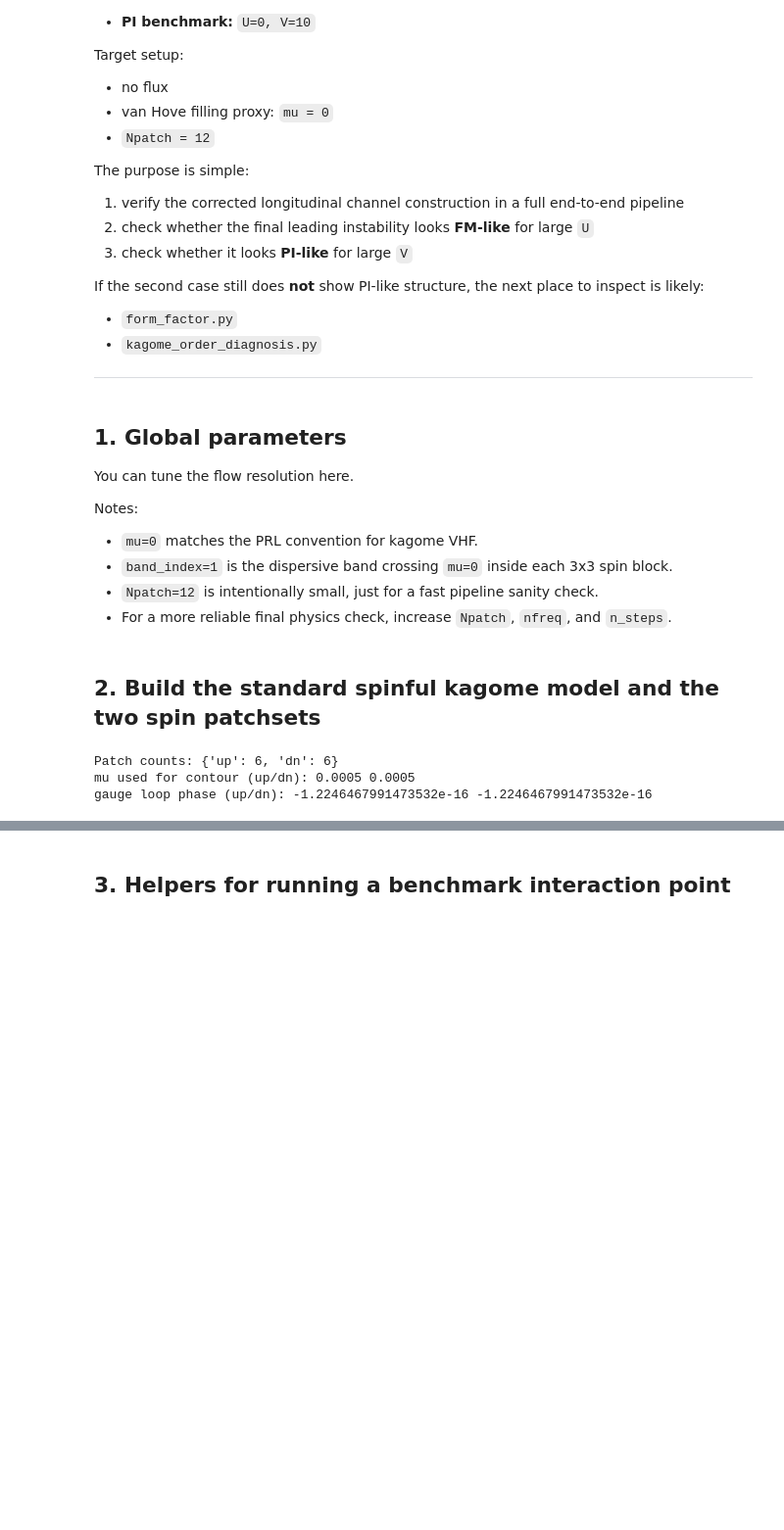
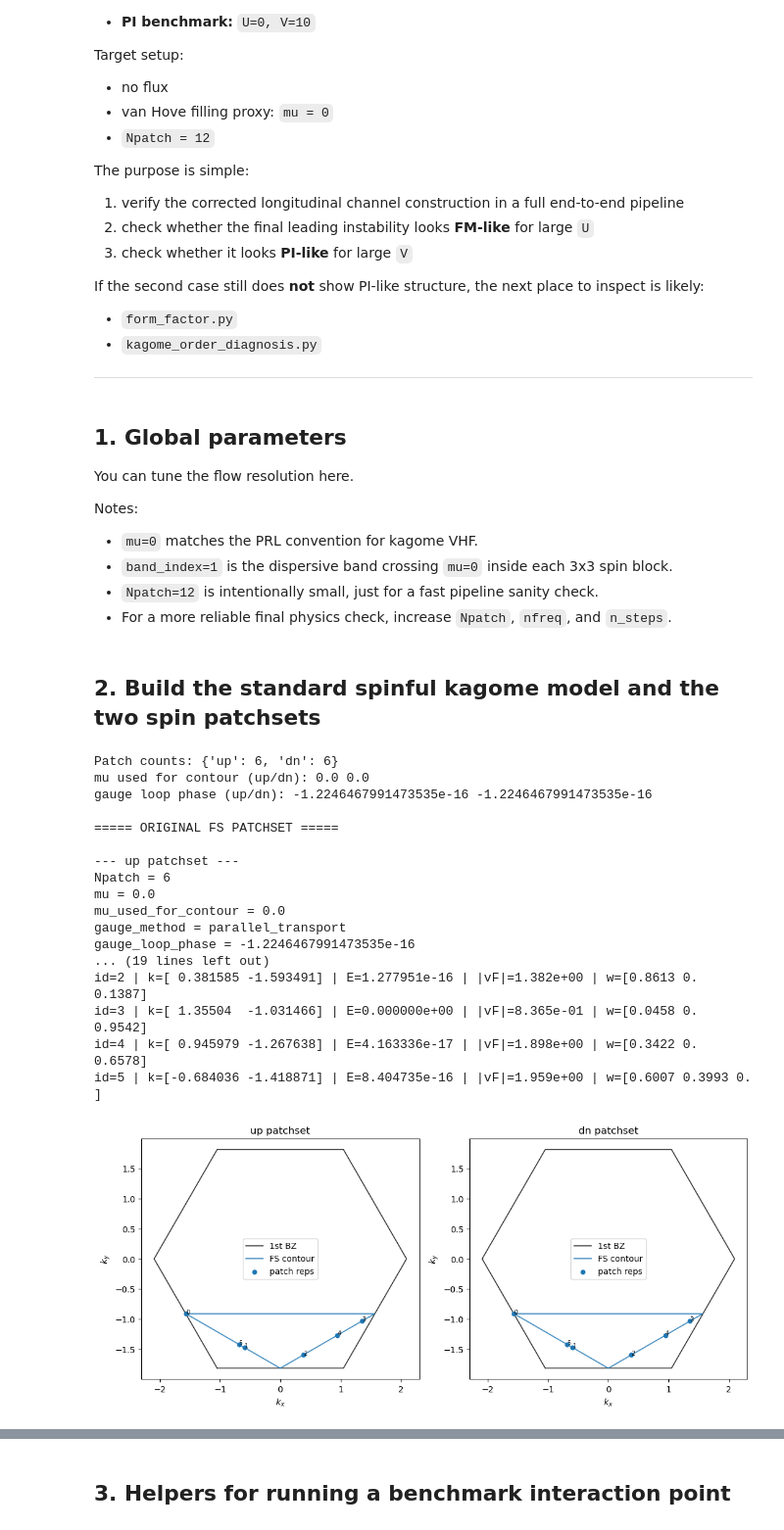
Before and after one commit to Mio826/functional-RG-Kagome-, a Jupyter notebook: archive2/kagome_frg_pipeline_APIsetpatch.ipynb, the cells around one changed output, grey strips where cells are left out. Shown at 98% size. Drawn from its saved outputs; the diff is of its cells as text; code cells hidden in the pictures; blank space fills up the shorter version.

```diff
--- a/archive2/kagome_frg_pipeline_APIsetpatch.ipynb
+++ b/archive2/kagome_frg_pipeline_APIsetpatch.ipynb
@@ -56,7 +55,7 @@ Notes:
 MODEL_PARAMS = dict(t=1.0, phi=0.0)   # standard kagome = phi=0
 MU = 0.0
 NPATCH = 6
-GRID_SIZE = 220
+GRID_SIZE = 300
 CONTOUR_MIN_POINTS = 40
 
 # Each spin block is 3x3 inside the full 6x6 spinful Hamiltonian
@@ -66,9 +65,9 @@ LOCAL_BAND_INDEX = 1   # dispersive band crossing mu=0
 
 # ---------- flow ----------
 FLOW_KWARGS = dict(
-    T_start=1.5,
-    T_stop=0.5,
-    n_steps=200,
+    T_start=3,
+    T_stop=0.2,
+    n_steps=300,
     nfreq=10,
     diagnose_every=10,
     temperature_grid="log",
@@ -79,7 +78,9 @@ FLOW_KWARGS = dict(
     eigenvalue_threshold=1e5,
     diagnosis_sort_by="abs",
     track_crossed_channel=True,
-    diagnosis_Qs = [np.array([0.0, 0.0]), np.pi * np.array([-0.5, -np.sqrt(3)/2]), np.pi * np.array([ 1.0,  0.0]), np.pi * np.array([-0.5,  np.sqrt(3)/2])]
+#     diagnosis_Qs = [np.array([0.0, 0.0]), np.pi * np.array([-0.5, -np.sqrt(3)/2]), np.pi * np.array([ 1.0,  0.0]), np.pi * np.array([-0.5,  np.sqrt(3)/2])]
+# )
+    diagnosis_Qs = [np.array([0.0, 0.0]), np.array([0.0,  np.pi/np.sqrt(3)]), np.array([ np.pi/2,  np.pi/(2*np.sqrt(3))]), np.array([-np.pi/2,  np.pi/(2*np.sqrt(3))])]
 )
 # %% [markdown]
 ## 2. Build the standard spinful kagome model and the two spin patchsets
@@ -98,36 +99,82 @@ def build_patchsets(model, mu=0.0, npatch=12, grid_size=220, contour_min_points=
         contour_min_points=contour_min_points,
         gauge_fix="parallel_transport",
         verbose=False,
-        # auto_level_shifts = [0],
+        auto_level_shifts = [0],
     ).build()
 
     patch_dn = FSPatcher(
         model,
         band_index=LOCAL_BAND_INDEX,
         mu=mu,
         Npatch=npatch,
         grid_size=grid_size,
         orbital_slice=DN_SLICE,
         contour_min_points=contour_min_points,
         gauge_fix="parallel_transport",
         verbose=False,
-        # auto_level_shifts = [0],
+        auto_level_shifts = [0],
     ).build()
 
     return {"up": patch_up, "dn": patch_dn}
 
 patchsets = build_patchsets(
     model,
     mu=MU,
     npatch=NPATCH,
     grid_size=GRID_SIZE,
     contour_min_points=CONTOUR_MIN_POINTS,
 )
 
 print("Patch counts:", {k: v.Npatch for k, v in patchsets.items()})
 print("mu used for contour (up/dn):", patchsets["up"].mu_used_for_contour, patchsets["dn"].mu_used_for_contour)
 print("gauge loop phase (up/dn):", patchsets["up"].gauge_loop_phase, patchsets["dn"].gauge_loop_phase)
+
+print("\n===== ORIGINAL FS PATCHSET =====")
+
+for spin in ["up", "dn"]:
+    ps = patchsets[spin]
+
+    print(f"\n--- {spin} patchset ---")
+    print(f"Npatch = {ps.Npatch}")
+    print(f"mu = {ps.mu}")
+    print(f"mu_used_for_contour = {ps.mu_used_for_contour}")
+    print(f"gauge_method = {ps.gauge_method}")
+    print(f"gauge_loop_phase = {ps.gauge_loop_phase}")
+
+    print("\npatch details:")
+    for p in ps.patches:
+        print(
+            f"id={p.patch_id} | "
+            f"k={np.round(p.k_cart, 6)} | "
+            f"E={p.energy:.6e} | "
+            f"|vF|={p.vF_norm:.3e} | "
+            f"w={np.round(p.orbital_weight, 4)}"
+        )
+
+
+fig, axes = plt.subplots(1, 2, figsize=(11, 5))
+plot_patchset(patchsets["up"], ax=axes[0], show_contour=True, show_velocity=False, show_bz=True)
+axes[0].set_title("up patchset")
+plot_patchset(patchsets["dn"], ax=axes[1], show_contour=True, show_velocity=False, show_bz=True)
+axes[1].set_title("dn patchset")
+plt.tight_layout()
+plt.show()
 # %% [output]
 Patch counts: {'up': 6, 'dn': 6}
-mu used for contour (up/dn): 0.0005 0.0005
-gauge loop phase (up/dn): -1.2246467991473532e-16 -1.2246467991473532e-16
+mu used for contour (up/dn): 0.0 0.0
+gauge loop phase (up/dn): -1.2246467991473535e-16 -1.2246467991473535e-16
+
+===== ORIGINAL FS PATCHSET =====
+
+--- up patchset ---
+Npatch = 6
+mu = 0.0
+mu_used_for_contour = 0.0
+gauge_method = parallel_transport
+gauge_loop_phase = -1.2246467991473535e-16
+... (19 lines left out)
+id=2 | k=[ 0.381585 -1.593491] | E=1.277951e-16 | |vF|=1.382e+00 | w=[0.8613 0.     0.1387]
+id=3 | k=[ 1.35504  -1.031466] | E=0.000000e+00 | |vF|=8.365e-01 | w=[0.0458 0.     0.9542]
+id=4 | k=[ 0.945979 -1.267638] | E=4.163336e-17 | |vF|=1.898e+00 | w=[0.3422 0.     0.6578]
+id=5 | k=[-0.684036 -1.418871] | E=8.404735e-16 | |vF|=1.959e+00 | w=[0.6007 0.3993 0.    ]
+[figure, added]
```
Also changed, not shown: parts of 11 cells of this notebook, 28 other files.
